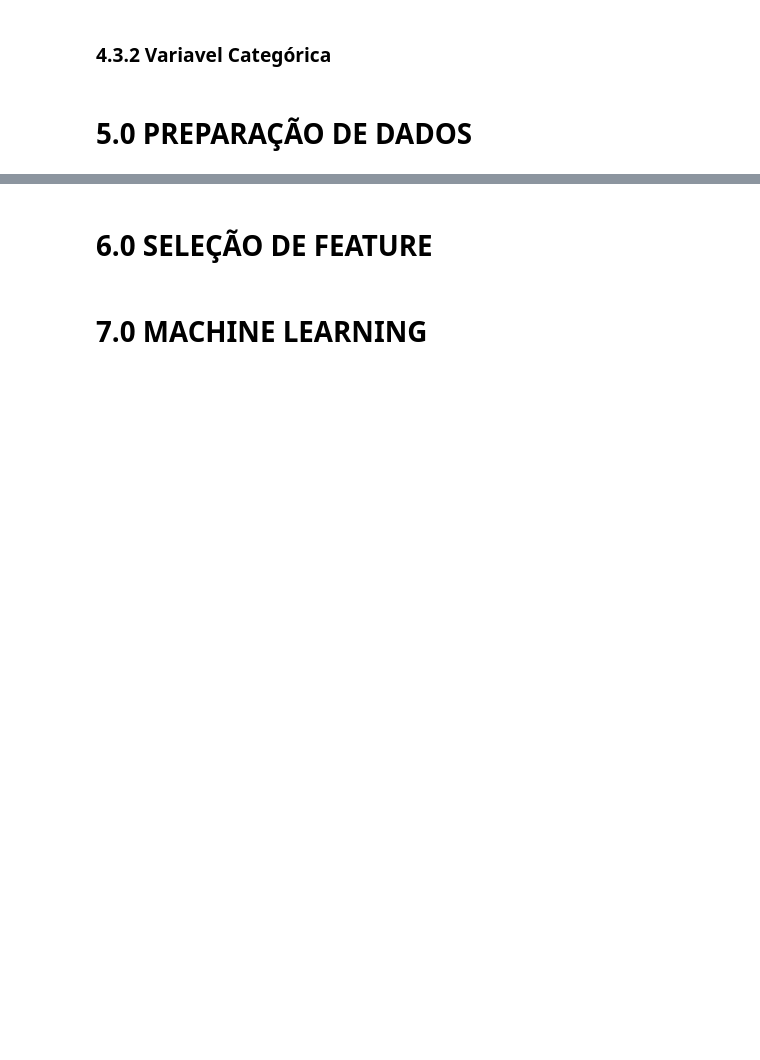
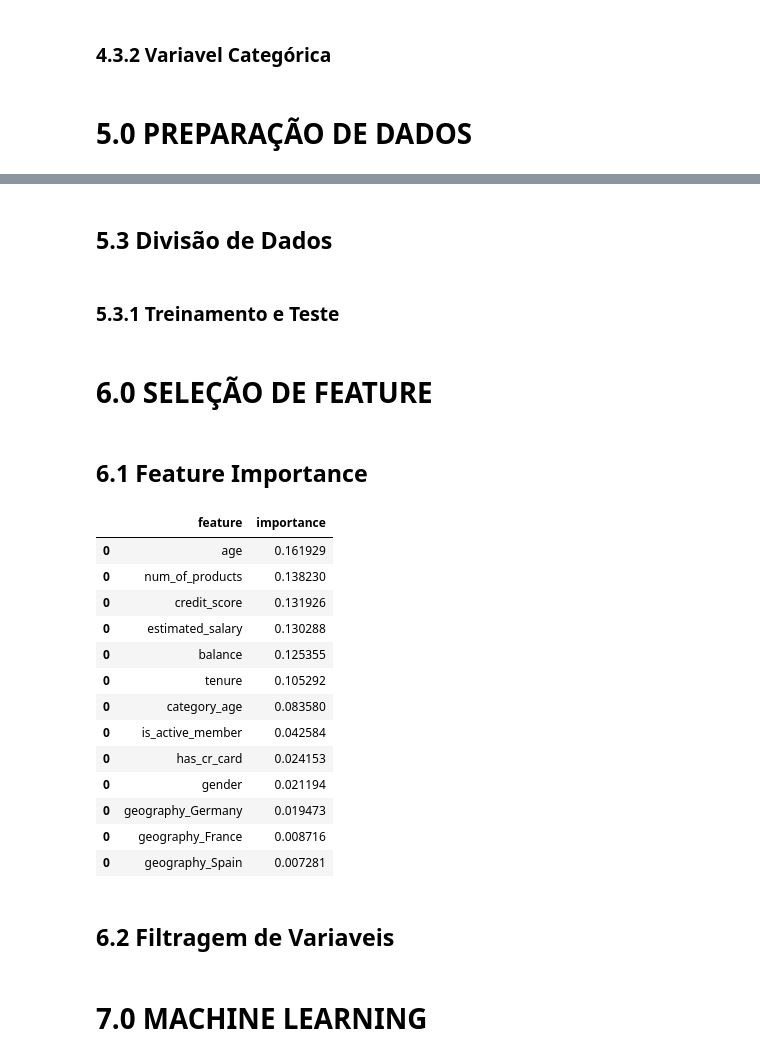
Before and after one commit to Jhonatanslopes/Bank-Customer-Churn, a Jupyter notebook: Notebook/notebook.ipynb, the cells around one changed output, grey strips where cells are left out. Drawn from its saved outputs; the diff is of its cells as text; code cells hidden in the pictures; blank space fills up the shorter version.

```diff
--- a/Notebook/notebook.ipynb
+++ b/Notebook/notebook.ipynb
@@ -291,0 +367,3 @@ sns.heatmap(num.corr(method='pearson'), annot=True);
+# %%
+# geography
+df5 = pd.get_dummies(df5, prefix='geography', columns=['geography'])
@@ -291,0 +372,6 @@ sns.heatmap(num.corr(method='pearson'), annot=True);
+# %%
+# gender
+df5['gender'] = df5['gender'].apply(lambda x: 1 if x == 'Female' else 0)
+
+# category_age
+df5['category_age'] = df5['category_age'].apply(lambda x: 1 if x == '>= 40' else 0)
@@ -292,2 +380,48 @@ sns.heatmap(num.corr(method='pearson'), annot=True);
+# %%
+df5.drop(columns=['row_number', 'surname', 'customer_id'], inplace=True)
+# %% [markdown]
+## 5.3 Divisão de Dados
+# %% [markdown]
+### 5.3.1 Treinamento e Teste
+# %%
+feature = df5.drop(columns=['exited'])
+target = df5['exited']
+
+x_train, x_test, y_train, y_test = train_test_split(feature, target, test_size=0.20, random_state=42)
 # %% [markdown]
 # 6.0 SELEÇÃO DE FEATURE
+# %% [markdown]
+## 6.1 Feature Importance
+# %%
+extraTrees = ExtraTreesClassifier()
+
+extraTrees_trained = extraTrees.fit(x_train, y_train)
+
+importance = extraTrees_trained.feature_importances_
+indices = np.argsort(importance)[::-1]
+
+df = pd.DataFrame()
+for i, j in zip(x_train, extraTrees_trained.feature_importances_):
+    aux = pd.DataFrame({'feature': i, 'importance': j}, index=[0])
+    df  = pd.concat([df, aux], axis=0)
+
+
+df = df.sort_values(by='importance', ascending=False)
+df
+# %% [output]
+|  | feature | importance |
+| 0 | age | 0.161929 |
+| 0 | num_of_products | 0.138230 |
+| 0 | credit_score | 0.131926 |
+| 0 | estimated_salary | 0.130288 |
+| 0 | balance | 0.125355 |
+| 0 | tenure | 0.105292 |
+| 0 | category_age | 0.083580 |
+| 0 | is_active_member | 0.042584 |
+| 0 | has_cr_card | 0.024153 |
+| 0 | gender | 0.021194 |
+| 0 | geography_Germany | 0.019473 |
+| 0 | geography_France | 0.008716 |
+| 0 | geography_Spain | 0.007281 |
+# %% [markdown]
+## 6.2 Filtragem de Variaveis
```
Also changed, not shown: parts of 13 cells of this notebook.
